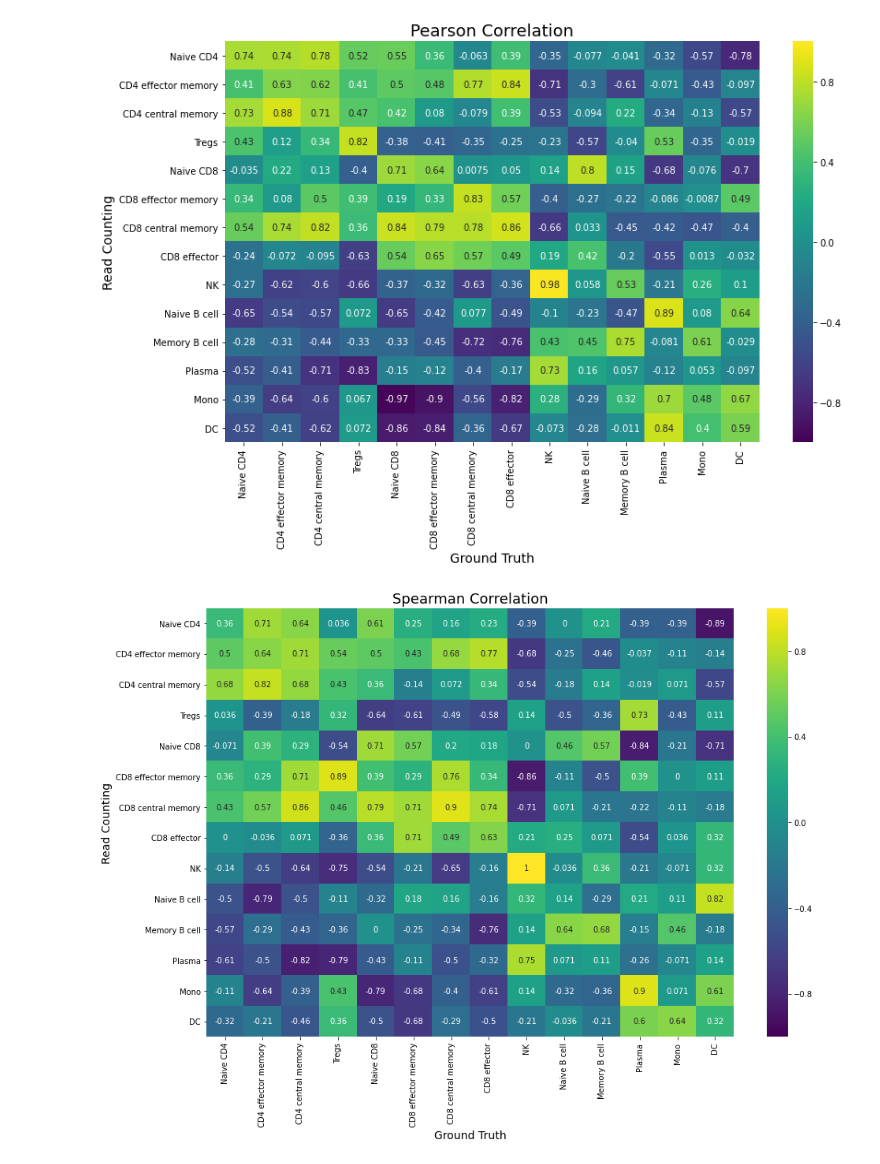
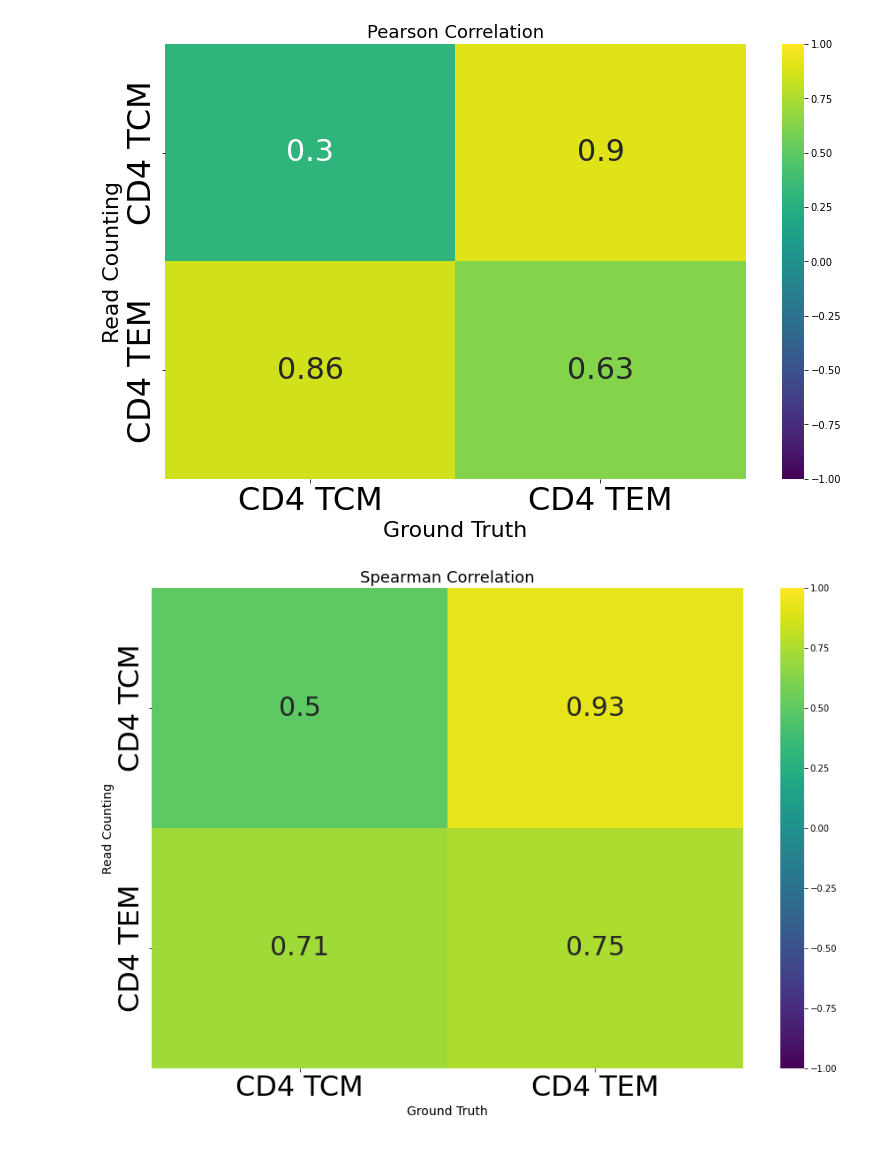
Before and after one commit to Irfanwustl/Research_code, a Jupyter notebook: Bilge/crosscorrelation/cell_correlation_irf.ipynb, the cells around one changed output. Drawn from its saved outputs; the diff is of its cells as text; code cells hidden in the pictures.

```diff
--- a/Bilge/crosscorrelation/cell_correlation_irf.ipynb
+++ b/Bilge/crosscorrelation/cell_correlation_irf.ipynb
@@ -5,8 +5,8 @@ import seaborn as sns
 import numpy as np
 from scipy.stats.mstats import pearsonr, spearmanr
 # %%
-file = 'BL22_genepromSM_0.7.txt_TRAININGbestref.txt_result_dupindex_binnedstats.pkladjustedScore_minus_avgctporportionDCadded_CSxOut.txt_cytof_fixedDCm4trfixed.txt'
-orderedcells=['NaiveCD4','em4','cm4','Tregs','NaiveCD8','em8','cm8','ed8','NK','nB','mB','PC','Mono','DC']
+file = '/Users/irffanalahi/Research/Research_update/SoftRD/largerEXP/BL22_tiered/PBMC_decon/em4_cm4/corr_softRC/crosscorrelation/BL22_genepromSM_0.7.txt_TRAININGbestref.txt_result_dupindex_binnedstats.pkladjustedScore_minus_avg_CSxOut.txt_1stflow_7samples_fixedDCm4trfixed_morect_8subsetANDPCfromcytof.txt'
+orderedcells=['cm4','em4']
 data = pd.read_csv(file, sep='\t', index_col=0)
 df = pd.DataFrame(data)
 
@@ -49,7 +49,7 @@ for cell in cells:
 df_pearson = pd.DataFrame.from_dict(pearson_dic, orient='index', columns=cells)
 df_spearman = pd.DataFrame.from_dict(spearman_dic, orient='index', columns=cells)
 # %%
-standardnamedict={"NaiveCD4": "Naive CD4", "NaiveCD8": "Naive CD8","CD4": "Naive CD4", "CD8": "Naive CD8","mB":"Memory B cell",'Mn':'Mono','CD14':'Mono','CD19':'B Cell','nB':'Naive B cell','PC':'Plasma','cm8':'CD8 central memory','em8':'CD8 effector memory','m8':'CD8 memory','ed8':'CD8 effector','cm4':'CD4 central memory','em4':'CD4 effector memory','m4':'CD4 memory','mNeu':'PMN','Eo':'Eosinophil','Tr':'Tregs','Mg':'Megakaryocyte','Er':'Erythrocyte'}
+standardnamedict={"NaiveCD4": "Naive CD4", "NaiveCD8": "Naive CD8","CD4": "Naive CD4", "CD8": "Naive CD8","mB":"Memory B cell",'Mn':'Mono','CD14':'Mono','CD19':'B Cell','nB':'Naive B cell','PC':'Plasma','cm8':'CD8 central memory','em8':'CD8 effector memory','m8':'CD8 memory','ed8':'CD8 effector','cm4':'CD4 TCM','em4':'CD4 TEM','m4':'CD4 memory','mNeu':'PMN','Eo':'Eosinophil','Tr':'Tregs','Mg':'Megakaryocyte','Er':'Erythrocyte'}
 # %%
 
 
@@ -82,20 +79,29 @@ df_spearman.to_csv(file + '_spearman.txt', sep='\t')
 # %%
 fig, ax = plt.subplots(1, 1, figsize=(13, 8))
 
-sns.heatmap(df_pearson, cmap='viridis', annot=True, ax=ax, vmin=-1, vmax=1)
-ax.set_xlabel('Ground Truth', fontsize=14)
-ax.set_ylabel('Read Counting', fontsize=14)
+sns.heatmap(df_pearson, cmap='viridis', annot=True,annot_kws={"size": 30}, ax=ax, vmin=-1, vmax=1)
+ax.set_xlabel('Ground Truth', fontsize=22)
+ax.set_ylabel('Read Counting', fontsize=22)
 ax.set_title('Pearson Correlation', fontsize=18)
+
+ax.set_xticklabels(ax.get_xmajorticklabels(), fontsize = 32)
+ax.set_yticklabels(ax.get_ymajorticklabels(), fontsize = 32)
+
+
 plt.savefig(file + '_pearson.pdf', bbox_inches='tight')
 # %% [output]
-[figure, old version]
+[figure, new version]
 # %%
 fig2, ax2 = plt.subplots(1, 1, figsize=(15, 10))
 
-sns.heatmap(df_spearman, cmap='viridis', annot=True, ax=ax2, vmin=-1, vmax=1)
+sns.heatmap(df_spearman, cmap='viridis', annot=True,annot_kws={"size": 30}, ax=ax2, vmin=-1, vmax=1)
 ax2.set_xlabel('Ground Truth', fontsize=14)
 ax2.set_ylabel('Read Counting', fontsize=14)
 ax2.set_title('Spearman Correlation', fontsize=18)
+
+ax2.set_xticklabels(ax2.get_xmajorticklabels(), fontsize = 32)
+ax2.set_yticklabels(ax2.get_ymajorticklabels(), fontsize = 32)
+
 plt.savefig(file + '_spearman.pdf', bbox_inches='tight')
 # %% [output]
-[figure, old version]
+[figure, new version]
```
Also changed, not shown: parts of 2 cells of this notebook, 5 other files.
